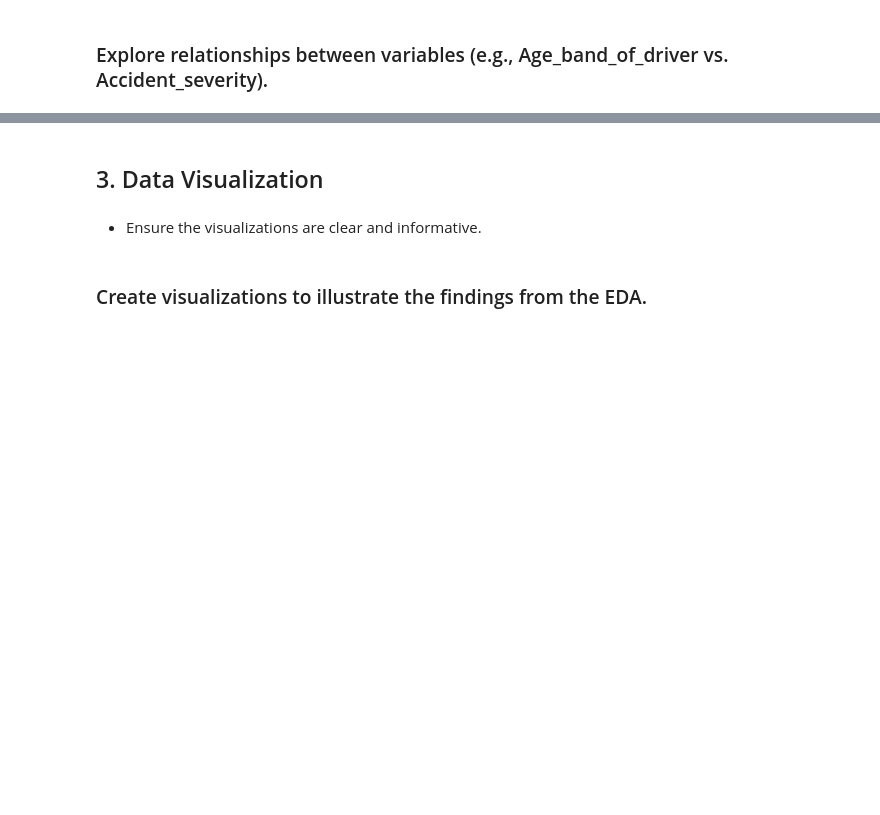
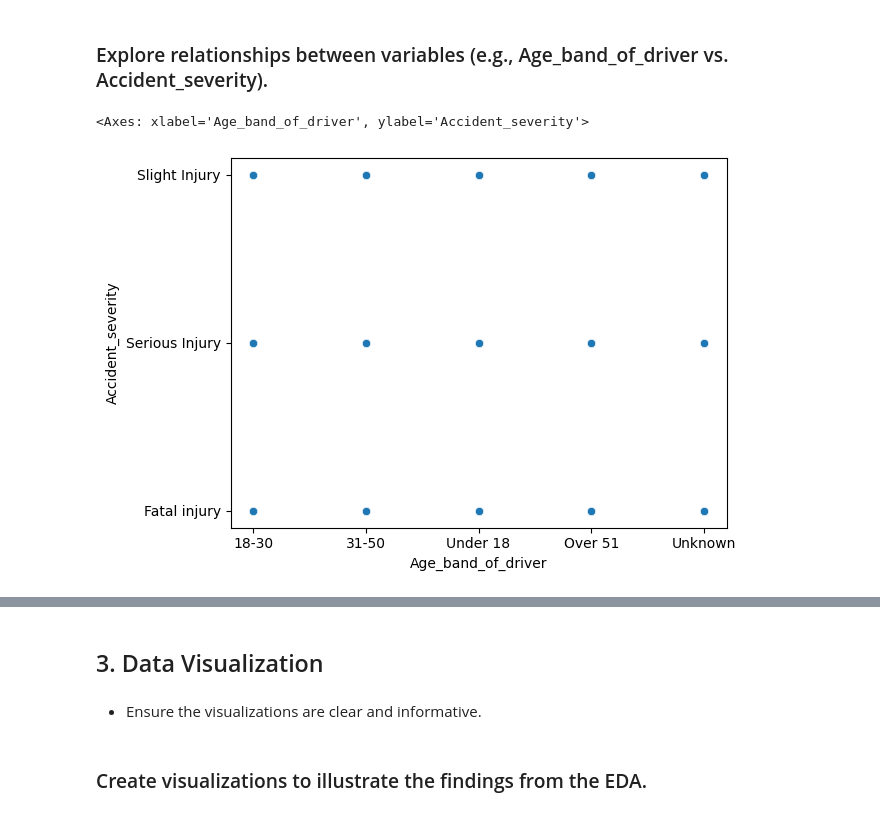
Before and after one commit to RahafCS1/T5, a Jupyter notebook: Task (1) Week 1.ipynb, the cells around one changed output, grey strips where cells are left out. Drawn from its saved outputs; the diff is of its cells as text; code cells hidden in the pictures; blank space fills up the shorter version.

```diff
--- a/Task (1) Week 1.ipynb
+++ b/Task (1) Week 1.ipynb
@@ -98,2 +228,7 @@
 # %% [markdown]
 ### Explore relationships between variables (e.g., Age_band_of_driver vs. Accident_severity).
+# %%
+sns.scatterplot( x= 'Age_band_of_driver', y= 'Accident_severity', data= task)
+# %% [output]
+<Axes: xlabel='Age_band_of_driver', ylabel='Accident_severity'>
+[figure, added]
```
Also changed, not shown: parts of 26 cells of this notebook.
